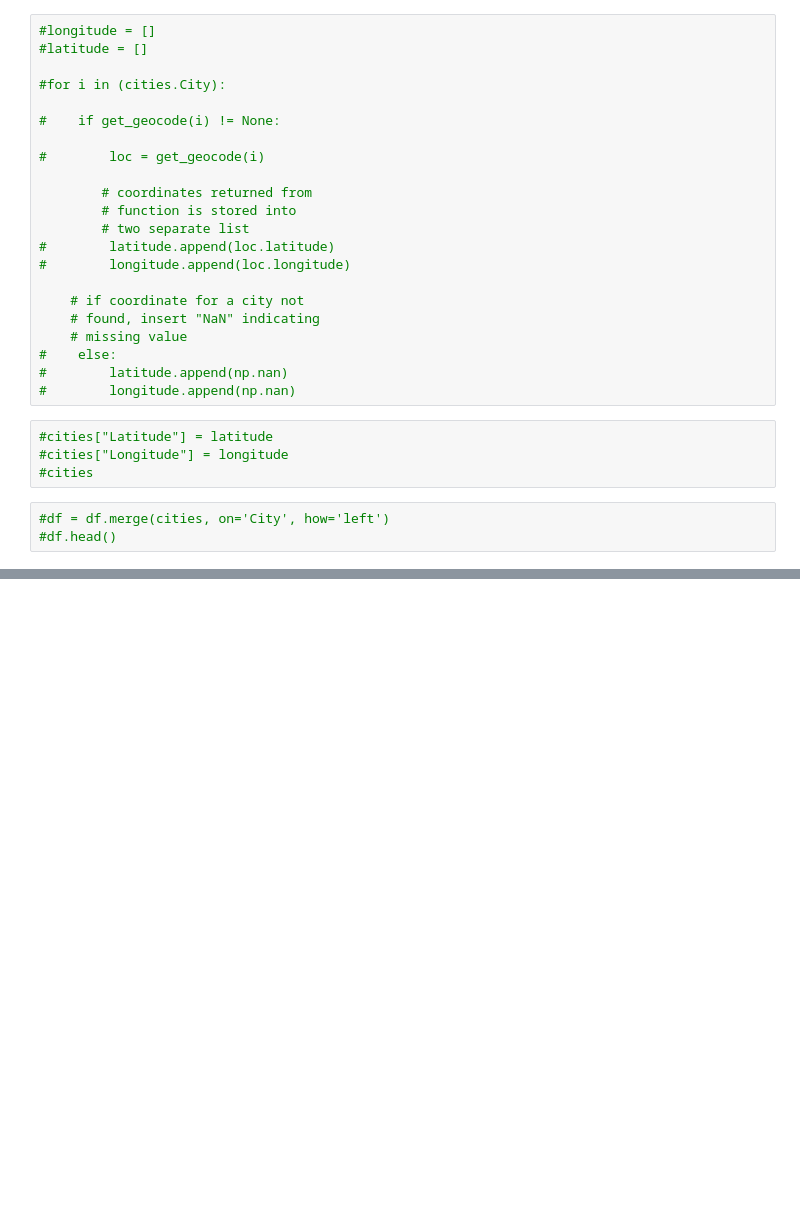
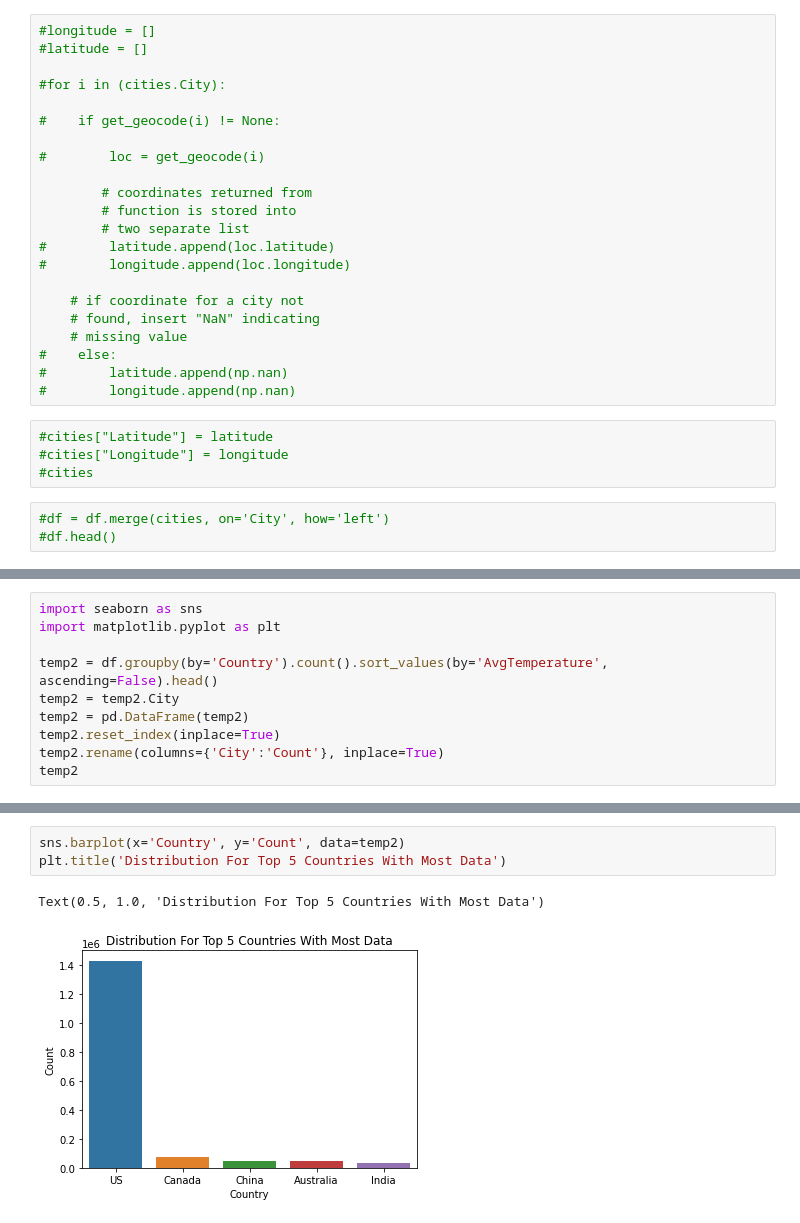
Before and after one commit to Zaxela/Springboard, a Jupyter notebook: Capstone_3_Final/notebooks/capstone_3_data_wrangling.ipynb, the cells around one changed output, grey strips where cells are left out. Saved outputs shown, nothing was run; the diff lists cells and outputs as text; blank space fills up the shorter version.

```diff
--- a/Capstone_3_Final/notebooks/capstone_3_data_wrangling.ipynb
+++ b/Capstone_3_Final/notebooks/capstone_3_data_wrangling.ipynb
@@ -387,0 +407,10 @@ Writing file.  "../data/city_temperature_cleaned.csv"
+# %%
+import seaborn as sns
+import matplotlib.pyplot as plt
+
+temp2 = df.groupby(by='Country').count().sort_values(by='AvgTemperature', ascending=False).head()
+temp2 = temp2.City
+temp2 = pd.DataFrame(temp2)
+temp2.reset_index(inplace=True)
+temp2.rename(columns={'City':'Count'}, inplace=True)
+temp2
@@ -387,0 +424,6 @@ Writing file.  "../data/city_temperature_cleaned.csv"
+# %%
+sns.barplot(x='Country', y='Count', data=temp2)
+plt.title('Distribution For Top 5 Countries With Most Data')
+# %% [output]
+Text(0.5, 1.0, 'Distribution For Top 5 Countries With Most Data')
+[figure, added]
```
Also changed, not shown: parts of 4 cells of this notebook.
